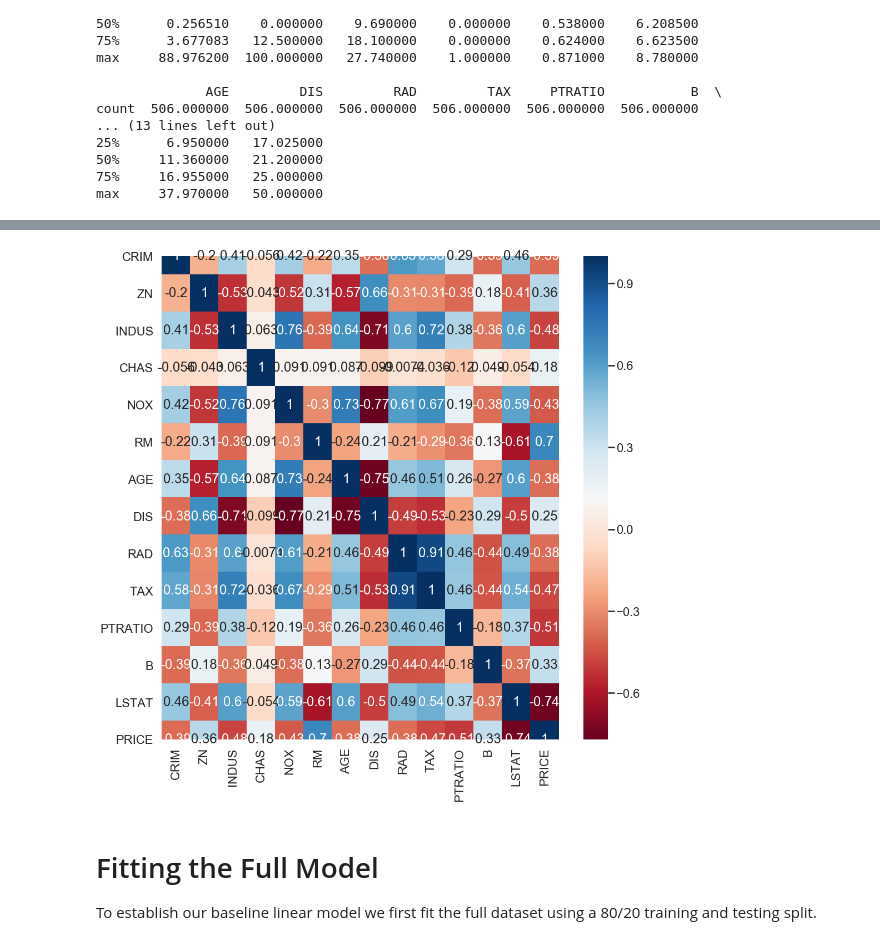
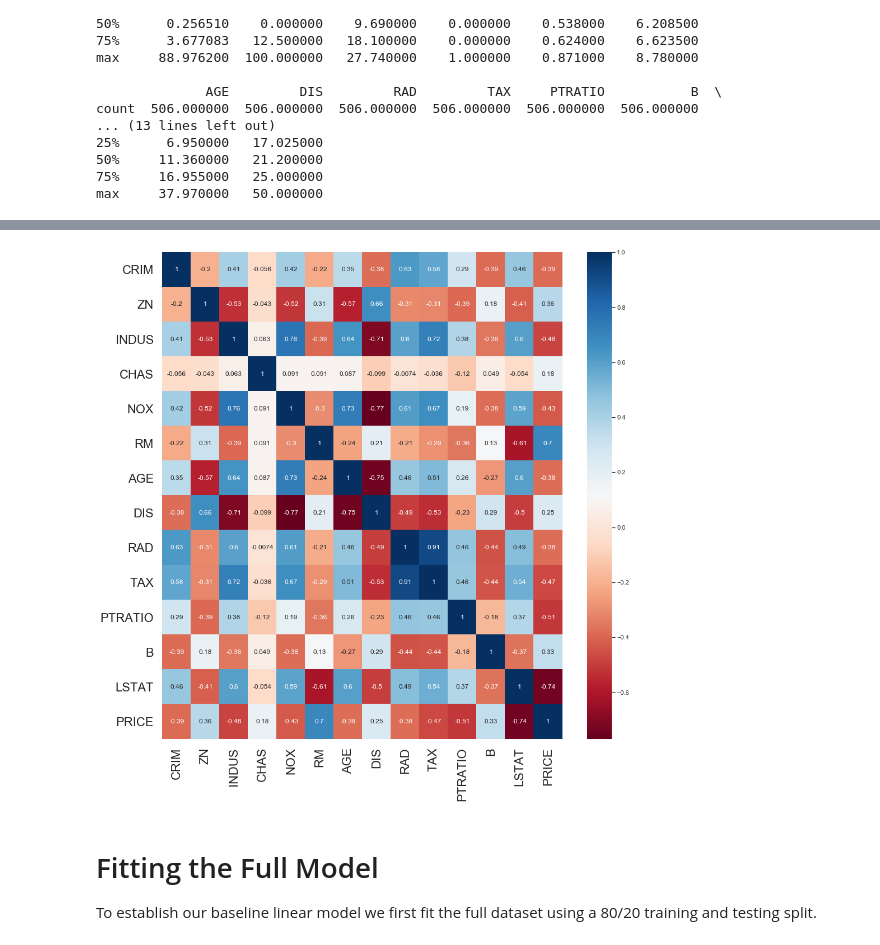
Before and after one commit to dhyanshah/MS7333_QTW, a Jupyter notebook: Case10/Case10_Imputation_v2.ipynb, the cells around one changed output, grey strips where cells are left out. Drawn from its saved outputs; the diff is of its cells as text; code cells hidden in the pictures.

```diff
--- a/Case10/Case10_Imputation_v2.ipynb
+++ b/Case10/Case10_Imputation_v2.ipynb
@@ -139,9 +135,10 @@ https://altair-viz.github.io/user_guide/troubleshooting.html
 # %%
 ax, fig = plt.subplots(figsize = (16,16))
+sns.set(font_scale=1)
 sns.heatmap(bos_df.corr(), annot=True, cmap = 'RdBu')
 plt.show()
 # %% [output]
-[figure, old version]
+[figure, new version]
 # %% [markdown]
 # Fitting the Full Model
 
```
Also changed, not shown: parts of 10 cells of this notebook, 1 other file.
